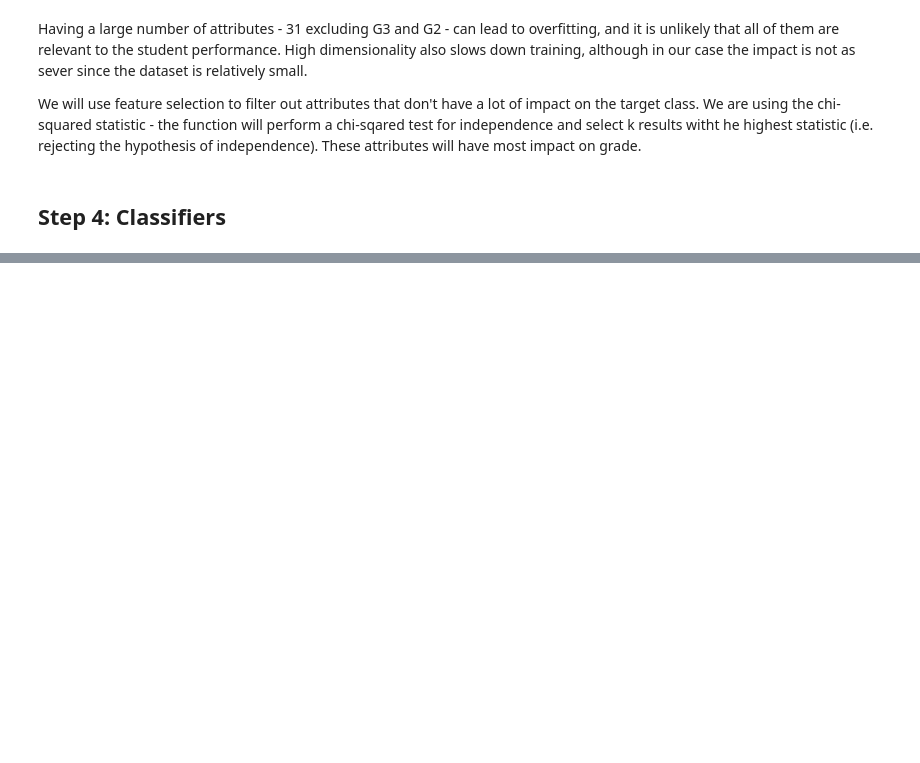
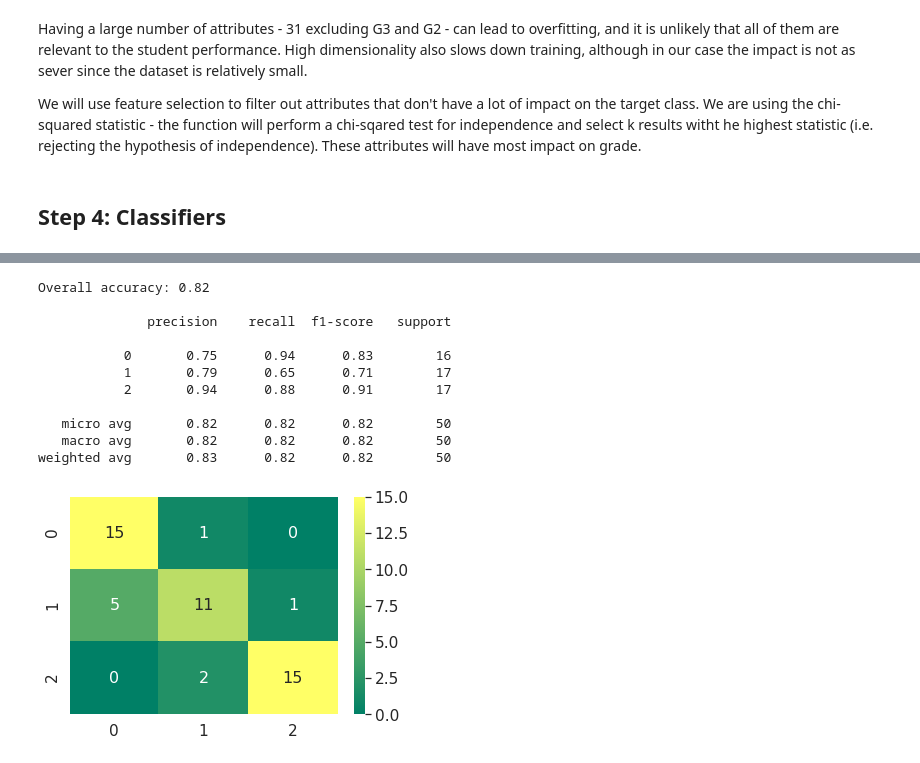
Before and after one commit to olga-khab/msa-predicting-performance, a Jupyter notebook: msa-project.ipynb, the cells around one changed output, grey strips where cells are left out. Saved outputs shown, nothing was run; the diff lists cells and outputs as text; code cells hidden in the pictures; blank space fills up the shorter version.

```diff
--- a/msa-project.ipynb
+++ b/msa-project.ipynb
@@ -910,10 +208,0 @@ model.compile(optimizer=optimizer, loss='sparse_categorical_crossentropy', metri
-# %%
-#callbacks = [EarlyStopping(monitor='val_loss', patience=4)]
-model.fit(train_x, train_y, epochs=30, validation_split=0.3)
-pred_train= model.predict(train_x)
-scores = model.evaluate(train_x, train_y, verbose=0)
-print('Accuracy on training data: {}% \n Error on training data: {}'.format(scores[1], 1 - scores[1]))
-
-pred_test= model.predict(test_x)
-scores2 = model.evaluate(test_x, test_y, verbose=0)
-print('Accuracy on test data: {}% \n Error on test data: {}'.format(scores2[1], 1 - scores2[1]))
@@ -987,0 +385,47 @@ Successfully installed kaggle-1.5.6 python-slugify-4.0.0 text-unidecode-1.3 urll
+# %%
+from sklearn.preprocessing import StandardScaler
+from sklearn.ensemble import RandomForestClassifier
+
+def RF(df, stats=True, model=None):
+    y = df_grade['G3_discrete']
+    # split into training and testing, use stratification to get same number of each class in splits
+    train_x, test_x, train_y, test_y = train_test_split(df, y, test_size=0.2, stratify = y, random_state=42)
+
+    # the attributes are measured on different scales, we need to scale them to be between 0 and 1
+    # this wasn't an issue with NB as it works with proabilites and is not affected by the magnitudes
+    scaler = StandardScaler()
+    train_x = scaler.fit_transform(train_x)
+    test_x = scaler.transform(test_x)
+
+    if model is None:
+    # create a base model with 10 trees (by default uses gini to evaluate how good a split is)
+        model = RandomForestClassifier(random_state = 42)
+    else:
+        model = model
+    # train classifier
+    model.fit(train_x, train_y)
+    # evaluate classifier as before
+    predictions = model.predict(test_x)
+    print("\nOverall accuracy: {}\n".format(sum(predictions==test_y)/len(test_y)))
+
+    if stats:
+        cm=confusion_matrix(test_y,predictions)
+        df_cm = pd.DataFrame(cm, range(3), range(3))
+        sn.set(font_scale=1.4) # for label size
+        sn.heatmap(df_cm, annot=True, annot_kws={"size": 16}, cmap="summer") # font size
+        print(classification_report(test_y, predictions))
+# %%
+RF(fs_chi(df_grade,6))
+# %% [output]
+Overall accuracy: 0.82
+
+              precision    recall  f1-score   support
+
+           0       0.75      0.94      0.83        16
+           1       0.79      0.65      0.71        17
+           2       0.94      0.88      0.91        17
+
+   micro avg       0.82      0.82      0.82        50
+   macro avg       0.82      0.82      0.82        50
+weighted avg       0.83      0.82      0.82        50
+[figure, added]
```
Also changed, not shown: parts of 71 cells of this notebook.
